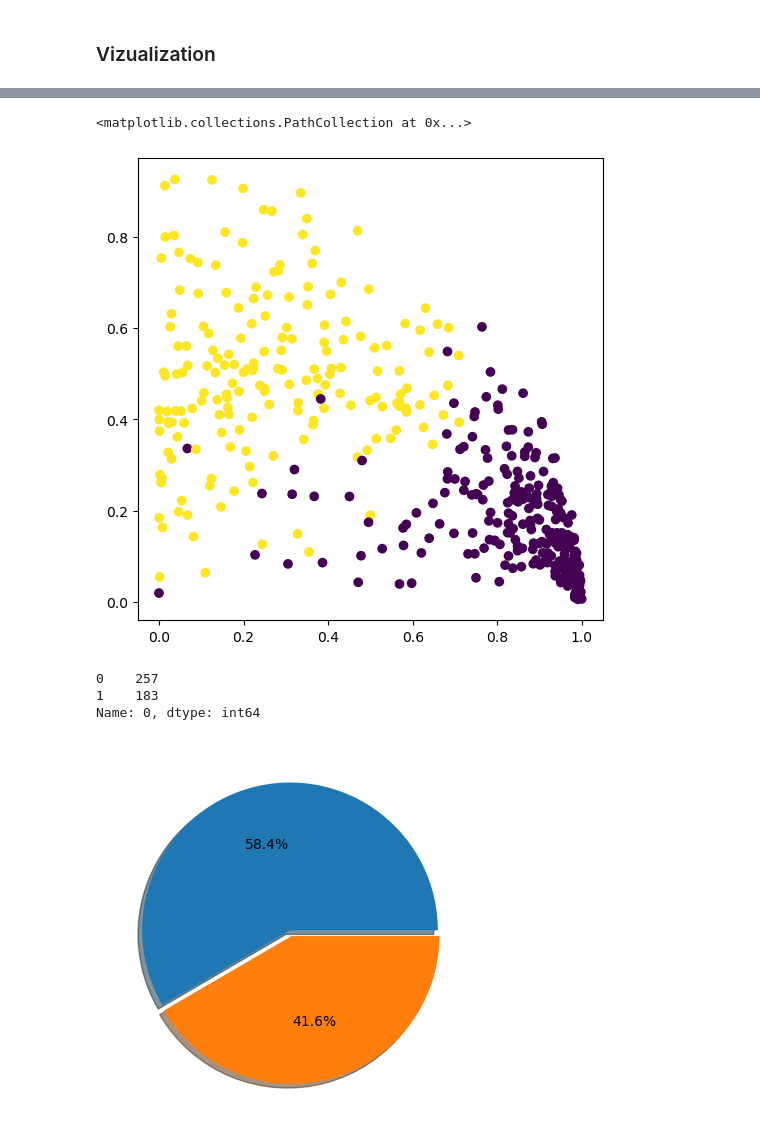
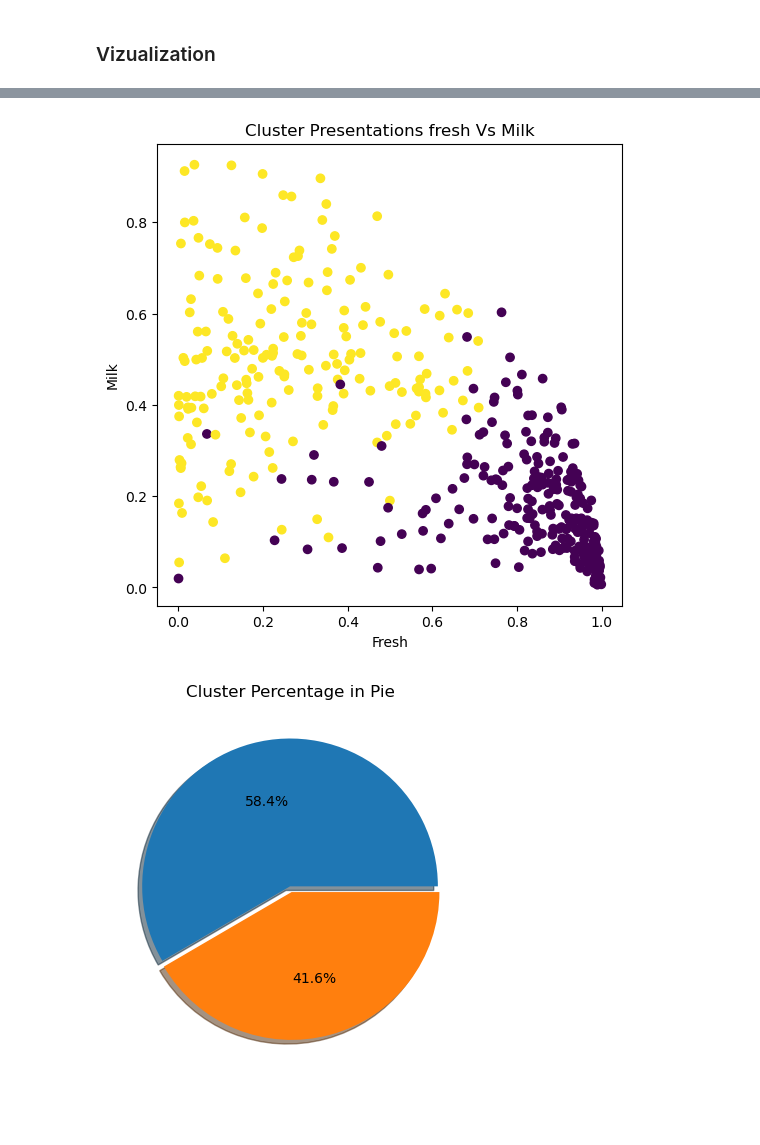
Before and after one commit to Raams-codes/Hierarchial-Clustering-Model, a Jupyter notebook: Hierarchial Clustering-checkpoint.ipynb, the cells around one changed output, grey strips where cells are left out. Saved outputs shown, nothing was run; the diff lists cells and outputs as text; code cells hidden in the pictures; blank space fills up the shorter version.

```diff
--- a/Hierarchial Clustering-checkpoint.ipynb
+++ b/Hierarchial Clustering-checkpoint.ipynb
@@ -114,22 +117,21 @@ plt.scatter(nrml_data["Milk"],nrml_data["Grocery"],c=cluster.labels_)
 # %%
 plt.figure(figsize=(6,6))
 plt.scatter(nrml_data["Fresh"], nrml_data["Milk"],c=cluster.labels_)
+plt.xlabel("Fresh")
+plt.ylabel("Milk")
+plt.title("Cluster Presentations fresh Vs Milk")
+plt.show()
 # %% [output]
-<matplotlib.collections.PathCollection at 0x...>
-[figure, old version]
+[figure, new version]
 # %%
 D=pd.DataFrame(d)
 v=D[0].value_counts()
-v
-# %% [output]
-0    257
-1    183
-Name: 0, dtype: int64
 # %%
 plt.pie(v,explode=[0.02,0.02],autopct="%1.1f%%",shadow=True)
+plt.title("Cluster Percentage in Pie")
 plt.show()
 # %% [output]
-[figure, old version]
+[figure, new version]
 # %%
 import seaborn as sns
 sns.countplot(x=0,data=D)
```
Also changed, not shown: parts of 3 cells of this notebook.
